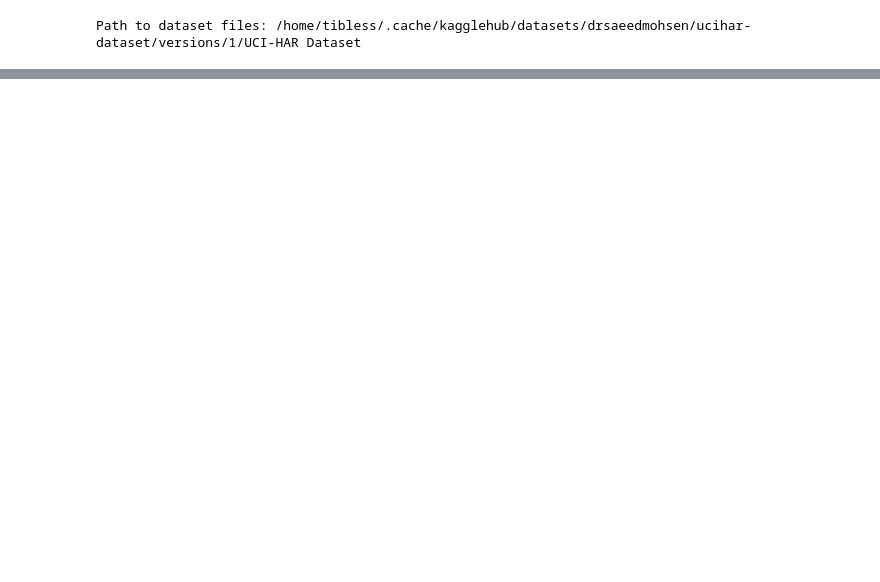
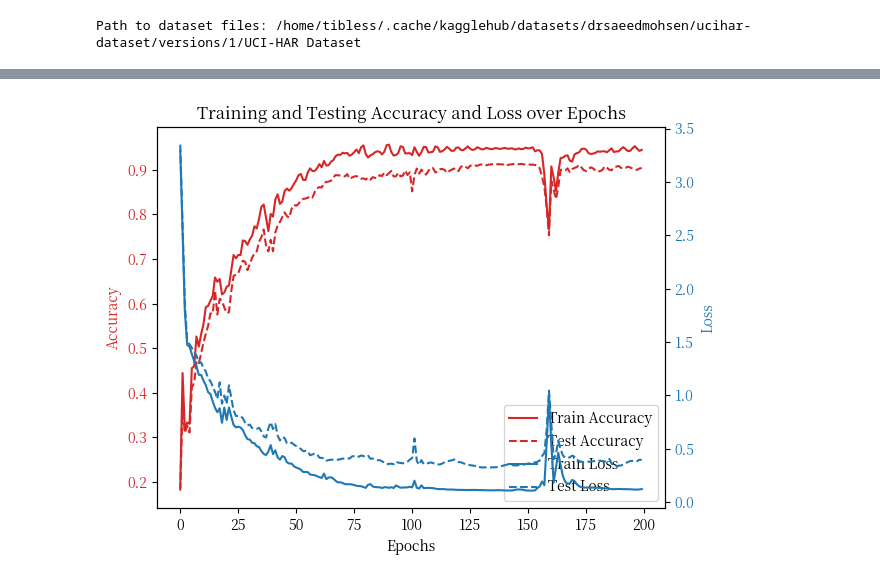
Before and after one commit to HugoPhi/jaxdls, a Jupyter notebook: lstm_uci_har.ipynb, the cells around one changed output, grey strips where cells are left out. Drawn from its saved outputs; the diff is of its cells as text; code cells hidden in the pictures; blank space fills up the shorter version.

Commit message:
complete lstm model

```diff
--- a/lstm_uci_har.ipynb
+++ b/lstm_uci_har.ipynb
@@ -2,7 +2,8 @@
 import kagglehub
 
 # Download latest version
-path = kagglehub.dataset_download("drsaeedmohsen/ucihar-dataset")
+# path = kagglehub.dataset_download("drsaeedmohsen/ucihar-dataset")
+path = '/home/tibless/.cache/kagglehub/datasets/drsaeedmohsen/ucihar-dataset/versions/1'
 path += '/UCI-HAR Dataset'
 print("Path to dataset files:", path)
 # %% [output]
@@ -202,0 +430,10 @@ class OriginalVersion:
+# %%
+epochs = 250
+model = lstm_clf(lr=0.015)
+acc, loss, tacc, tloss = model.fit(
+    x_train = X_train,
+    y_train_proba = y_train,
+    x_test = X_test,
+    y_test_proba = y_test,
+    epoches = epochs,
+)
@@ -202,0 +461,36 @@ class OriginalVersion:
+# %%
+import matplotlib.pyplot as plt
+
+fig, ax1 = plt.subplots()
+
+plt.rcParams['font.family'] = 'Noto Serif SC'
+plt.rcParams['font.sans-serif'] = ['Noto Serif SC']
+
+color = 'tab:red'
+ax1.set_xlabel('Epochs')
+ax1.set_ylabel('Accuracy', color=color)
+ax1.plot(range(epochs), acc, color=color, label='Train Accuracy', linestyle='-')
+ax1.plot(range(epochs), tacc, color=color, label='Test Accuracy', linestyle='--')
+ax1.tick_params(axis='y', labelcolor=color)
+
+ax2 = ax1.twinx()
+
+color = 'tab:blue'
+ax2.set_ylabel('Loss', color=color)
+ax2.plot(range(epochs), loss, color=color, label='Train Loss', linestyle='-')
+ax2.plot(range(epochs), tloss, color=color, label='Test Loss', linestyle='--')
+ax2.tick_params(axis='y', labelcolor=color)
+
+handles1, labels1 = ax1.get_legend_handles_labels()
+handles2, labels2 = ax2.get_legend_handles_labels()
+ax1.legend(handles1 + handles2, labels1 + labels2, loc='lower right')
+
+plt.title('Training and Testing Accuracy and Loss over Epochs')
+fig.tight_layout()
+plt.savefig('./assets/LeNet.png')
+plt.show()
+
+print(f'final train, test acc : {acc[-1]}, {tacc[-1]}')
+print(f'final train, test loss: {loss[-1]}, {tloss[-1]}')
+# %% [output]
+[figure, added]
```
Also changed, not shown: parts of 5 cells of this notebook, 13 other files.
